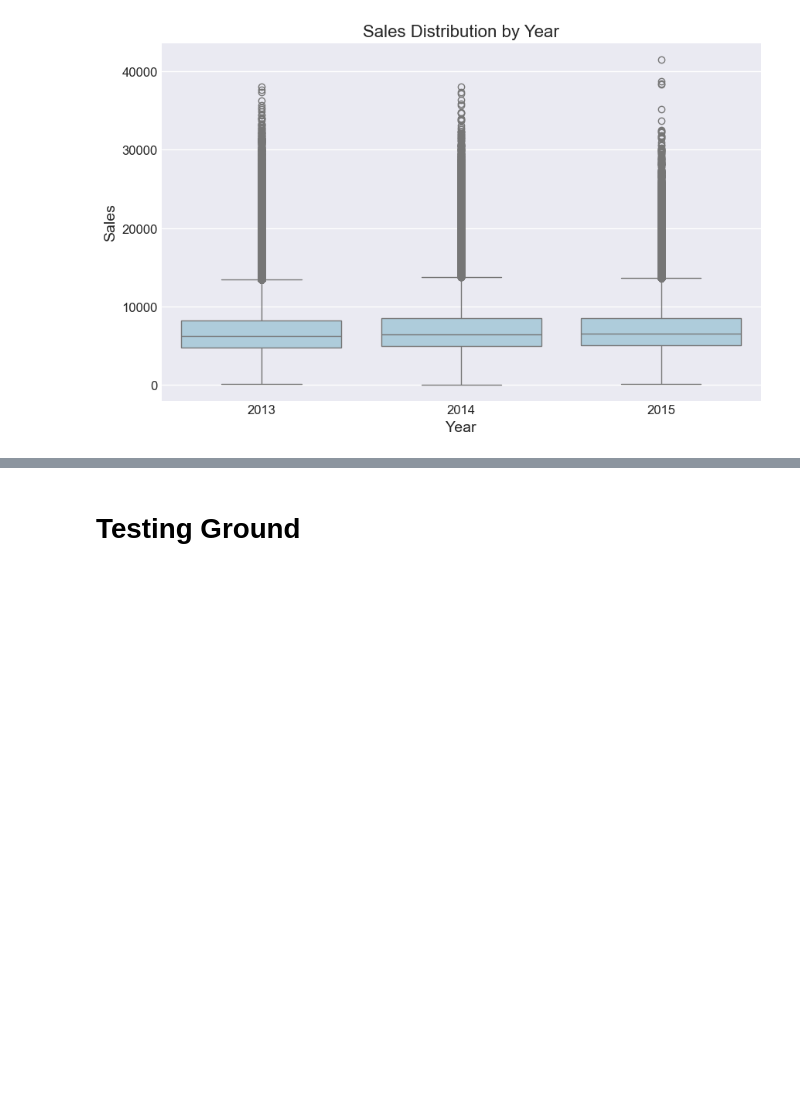
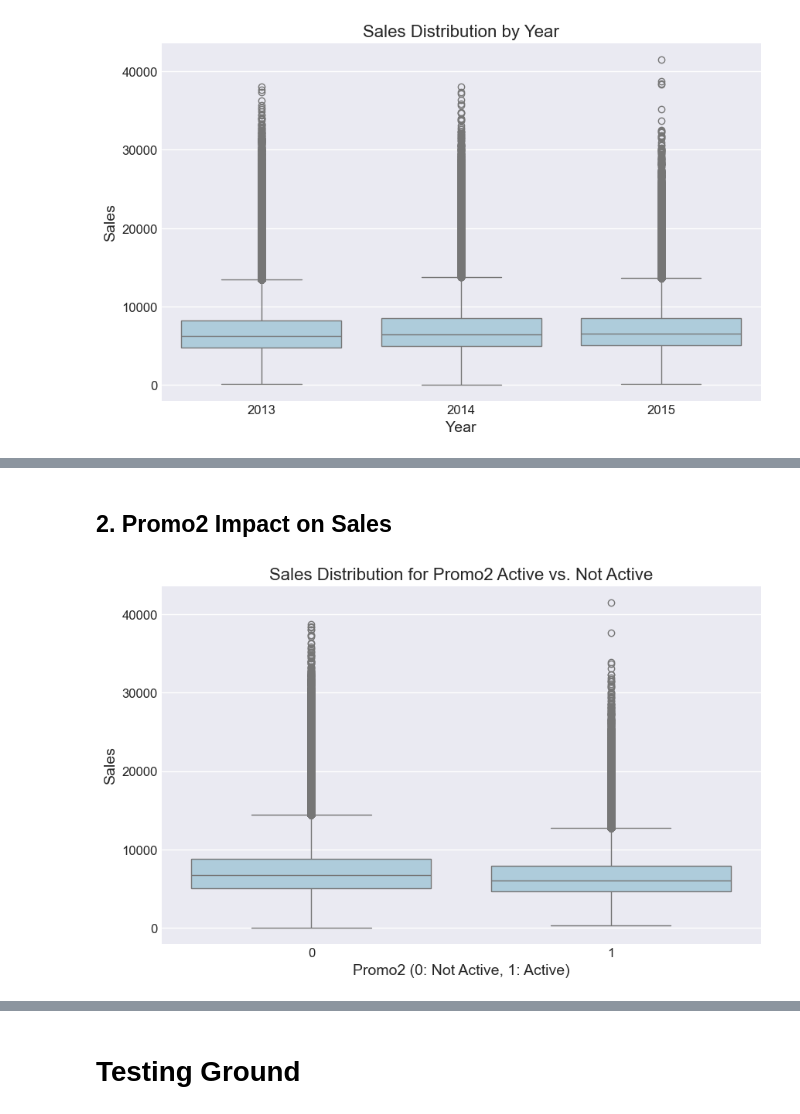
Before and after one commit to Zaid-N-Ansari/PG-Mini-Project, a Jupyter notebook: Regression/RossmannStoreSales.ipynb, the cells around one changed output, grey strips where cells are left out. Cells and saved outputs as stored; diff of their text form; code cells hidden in the pictures; blank space fills up the shorter version.

```diff
--- a/Regression/RossmannStoreSales.ipynb
+++ b/Regression/RossmannStoreSales.ipynb
@@ -571,0 +618,10 @@ plt.show()
+# %% [markdown]
+## 2. Promo2 Impact on Sales
+# %%
+sns.boxplot(x='Promo2', y='Sales', data=copy_training_data)
+plt.title('Sales Distribution for Promo2 Active vs. Not Active')
+plt.xlabel('Promo2 (0: Not Active, 1: Active)')
+plt.ylabel('Sales')
+plt.show()
+# %% [output]
+[figure, added]
```
Also changed, not shown: parts of 16 cells of this notebook.
